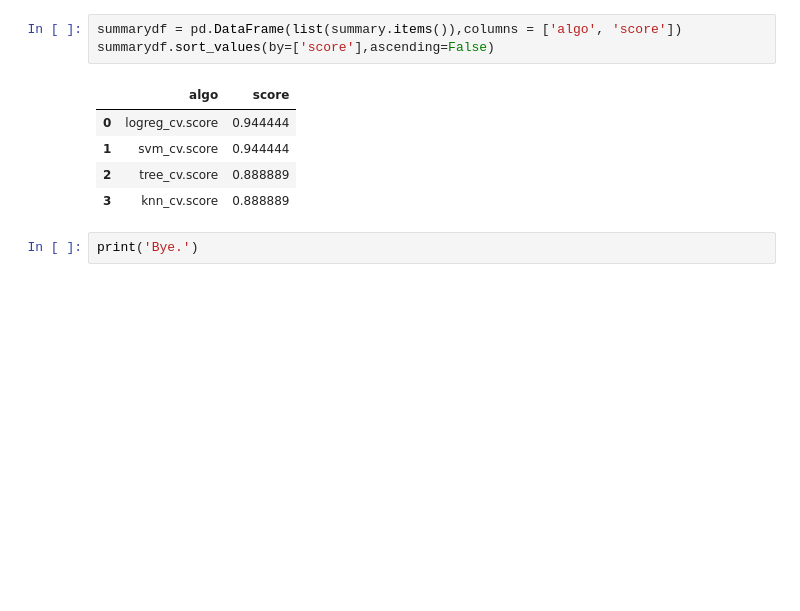
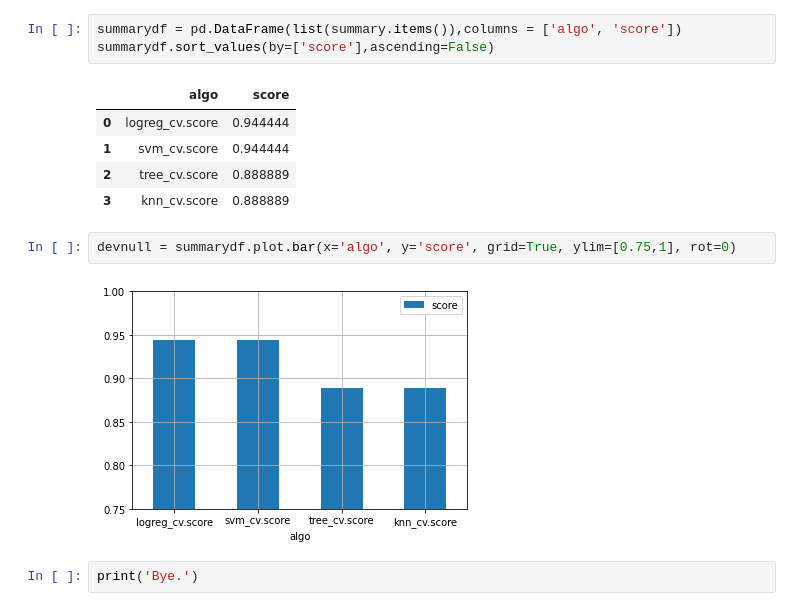
Before and after one commit to a-moscatelli/coursera, a Jupyter notebook: coursera_datascience_pro_ibm-capstone-project/jupyter-labs-8-SpaceX_Machine_Learning_Prediction_Part_5.am-local.ipynb, the cells around one changed output. Drawn from its saved outputs; the diff is of its cells as text; blank space fills up the shorter version.

```diff
--- a/coursera_datascience_pro_ibm-capstone-project/jupyter-labs-8-SpaceX_Machine_Learning_Prediction_Part_5.am-local.ipynb
+++ b/coursera_datascience_pro_ibm-capstone-project/jupyter-labs-8-SpaceX_Machine_Learning_Prediction_Part_5.am-local.ipynb
@@ -386,6 +406,10 @@ summarydf.sort_values(by=['score'],ascending=False)
 | 1 | svm_cv.score | 0.944444 |
 | 2 | tree_cv.score | 0.888889 |
 | 3 | knn_cv.score | 0.888889 |
+# %%
+devnull = summarydf.plot.bar(x='algo', y='score', grid=True, ylim=[0.75,1], rot=0)
+# %% [output]
+[figure, added]
 # %%
 print('Bye.')
 # %% [output]
```
Also changed, not shown: parts of 1 cell of this notebook.
